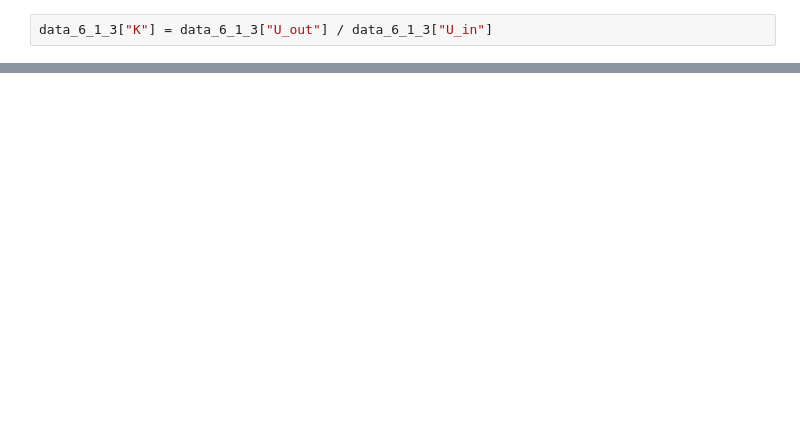
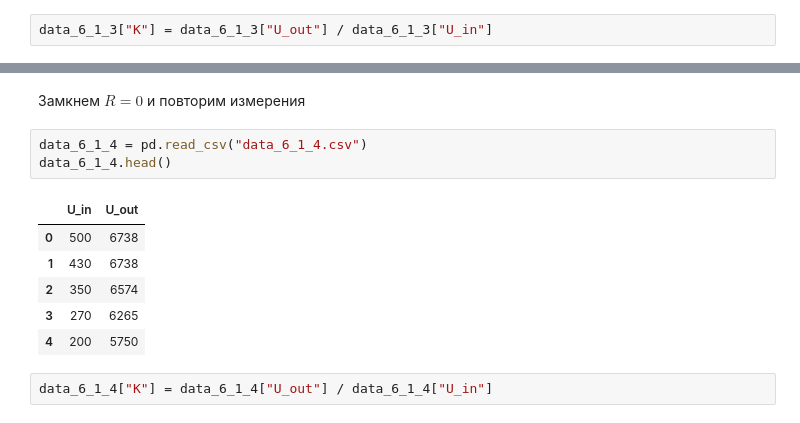
Before and after one commit to b3h4re/labs-mipt, a Jupyter notebook: 6/rt/05/05.ipynb, the cells around one changed output, grey strips where cells are left out. Drawn from its saved outputs; the diff is of its cells as text; blank space fills up the shorter version.

```diff
--- a/6/rt/05/05.ipynb
+++ b/6/rt/05/05.ipynb
@@ -37,0 +99,14 @@ plt.show()
+# %% [markdown]
+Замкнем $R = 0$ и повторим измерения
+# %%
+data_6_1_4 = pd.read_csv("data_6_1_4.csv")
+data_6_1_4.head()
+# %% [output]
+|  | U_in | U_out |
+| 0 | 500 | 6738 |
+| 1 | 430 | 6738 |
+| 2 | 350 | 6574 |
+| 3 | 270 | 6265 |
+| 4 | 200 | 5750 |
+# %%
+data_6_1_4["K"] = data_6_1_4["U_out"] / data_6_1_4["U_in"]
```
Also changed, not shown: parts of 21 cells of this notebook, 13 other files.
